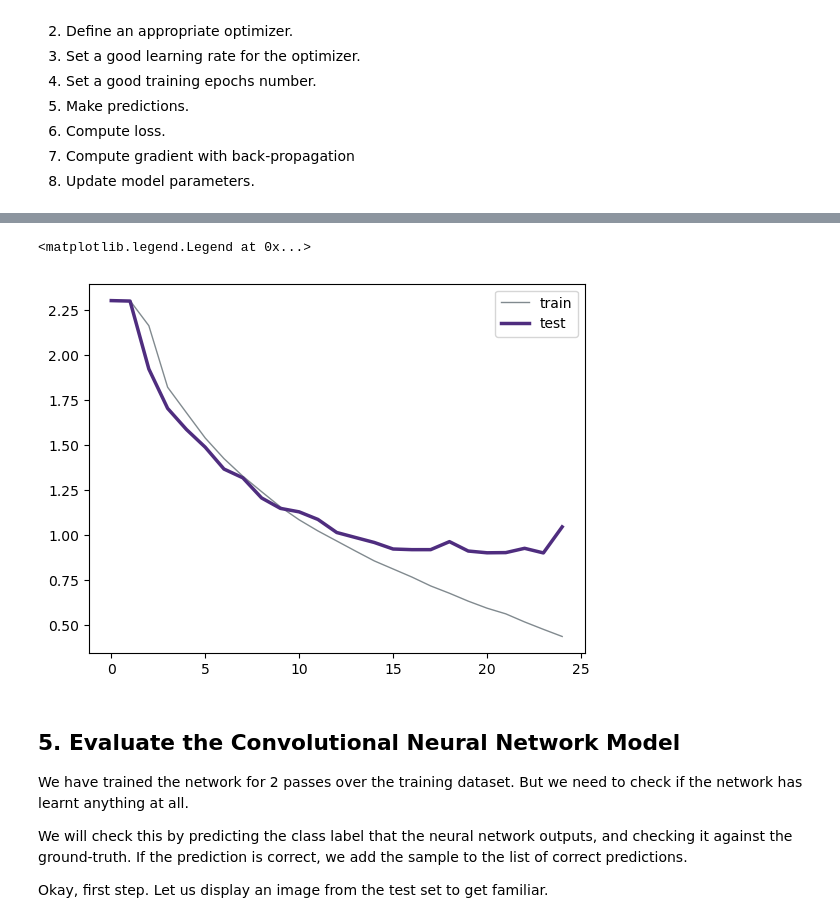
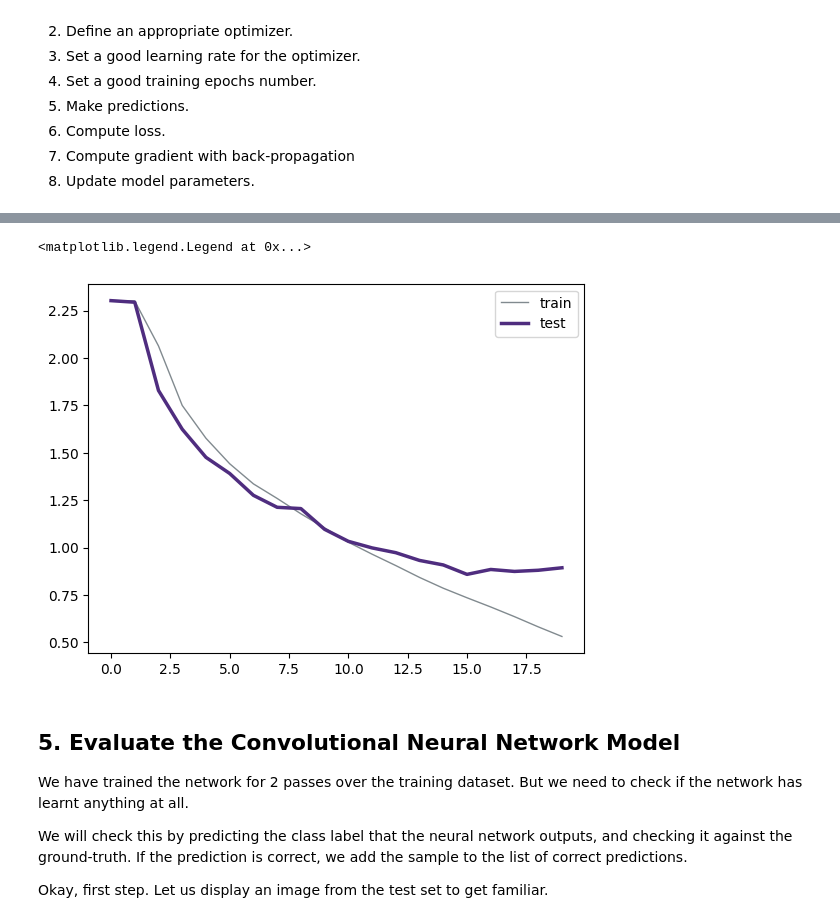
Before and after one commit to linzhangUCA/3321tpl-convnet, a Jupyter notebook: convnet.ipynb, the cells around one changed output, grey strips where cells are left out. Drawn from its saved outputs; the diff is of its cells as text; code cells hidden in the pictures.

```diff
--- a/convnet.ipynb
+++ b/convnet.ipynb
@@ -93,24 +95,22 @@ import torch.nn.functional as F
 class ConvNet(nn.Module):
     def __init__(self):
         super().__init__()
-        ### START CODE HERE ### (≈ 2 lines of code)
-        self.conv1 = nn.Conv2d(in_channels=3, out_channels=32, kernel_size=5, stride=2)  # (in - k + 2*p) / s + 1
-        self.conv2 = nn.Conv2d(in_channels=32, out_channels=64, kernel_size=5)
+        ### START CODE HERE ### (≈ 4 lines of code)
+        self.conv1 = nn.Conv2d(in_channels=3, out_channels=32, kernel_size=3, stride=2)  # (in - k + 2*p) / s + 1
+        self.conv2 = nn.Conv2d(in_channels=32, out_channels=64, kernel_size=3, stride=2)
         self.conv3 = nn.Conv2d(in_channels=64, out_channels=128, kernel_size=3)
-        self.conv4 = nn.Conv2d(in_channels=128, out_channels=128, kernel_size=3)
-        self.conv5 = nn.Conv2d(in_channels=128, out_channels=64, kernel_size=3)
-        self.fc1 = nn.Linear(64 * 4 * 4, 64)  # 64 channels * 4 horizontal features * 4 vertical features
-        self.fc2 = nn.Linear(64, 64)
+        self.conv4 = nn.Conv2d(in_channels=128, out_channels=128, kernel_size=2)
+        ### END CODE HERE ###
+        self.fc1 = nn.Linear(128 * 4 * 4, 128)  # 64 channels * 4 horizontal features * 4 vertical features
+        self.fc2 = nn.Linear(128, 64)
         self.fc3 = nn.Linear(64, 10)
-        ### END CODE HERE ###
 
     def forward(self, x):
-        x = F.relu(self.conv1(x))  # (32 - 5) / 2 + 1 = 14.5
-        x = F.relu(self.conv2(x))  # (14 - 5) + 1 = 10
-        x = F.relu(self.conv3(x))  # (10 - 3) + 1 = 8
-        x = F.relu(self.conv4(x))  # (8 - 3) + 1 = 6
-        x = F.relu(self.conv5(x))  # (6 - 3) + 1 = 4
-        x = x.view(-1, 64 * 4 * 4) # flatten all dimensions except batch
+        x = F.relu(self.conv1(x))  # (32 - 3) / 2 + 1 = 15.5
+        x = F.relu(self.conv2(x))  # (15 - 3) / 2 + 1 = 7
+        x = F.relu(self.conv3(x))  # (7 - 3) + 1 = 5
+        x = F.relu(self.conv4(x))  # (5 - 2) + 1 = 4
+        x = x.view(-1, 128 * 4 * 4) # flatten all dimensions except batch
         x = F.relu(self.fc1(x))
         x = F.relu(self.fc2(x))
         x = self.fc3(x)
@@ -166,7 +165,7 @@ losses_test = []
 loss_fn = nn.CrossEntropyLoss()
 learning_rate = 0.003
 optimizer = optim.SGD(model.parameters(), lr=learning_rate, momentum=0.9)
-num_epochs = 25
+num_epochs = 20
 ### END CODE HERE ###
 # Training loops
 for epoch in range(num_epochs):  # loop over the dataset multiple times
@@ -229,7 +228,7 @@ Averaged test loss: 1.0456636213952568
 
 Finished Training
 <matplotlib.legend.Legend at 0x...>
-[figure, old version]
+[figure, new version]
 # %% [markdown]
 ## 5. Evaluate the Convolutional Neural Network Model
 
```
Also changed, not shown: parts of 6 cells of this notebook.
